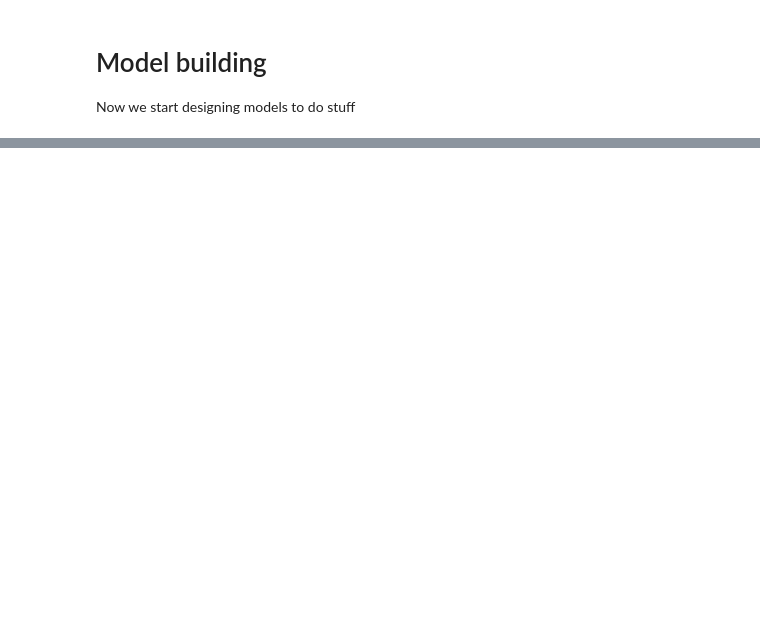
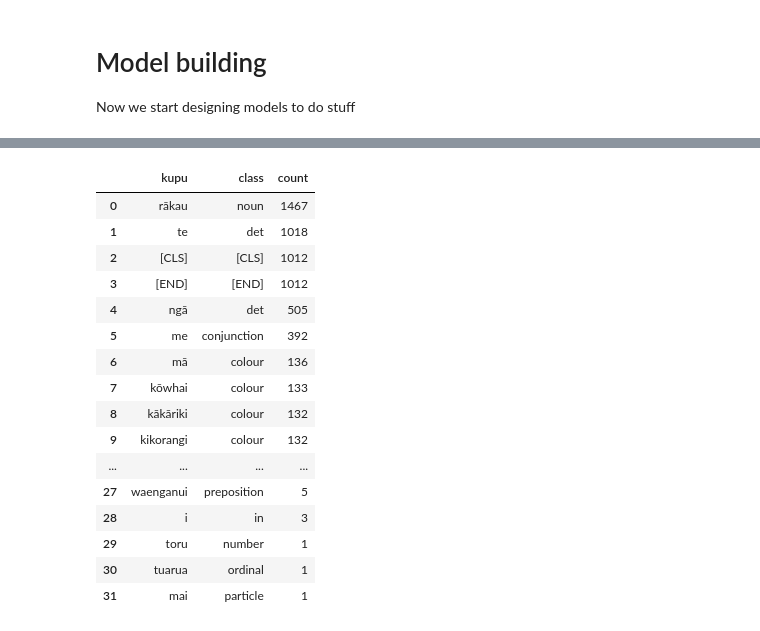
Before and after one commit to mathematiguy/horopakitanga, a Jupyter notebook: notebooks/04-model-building.ipynb, the cells around one changed output, grey strips where cells are left out. Drawn from its saved outputs; the diff is of its cells as text; code cells hidden in the pictures; blank space fills up the shorter version.

```diff
--- a/notebooks/04-model-building.ipynb
+++ b/notebooks/04-model-building.ipynb
@@ -214,0 +74,51 @@ Epoch 100/100, Batch 0, Loss: 1.9081225395202637
+# %%
+rākau_data['tokens'] = rākau_data.description.apply(lambda x: ' '.join(['[CLS]', x, '[END]']))
+vocab_data = rākau_data.tokens.str.split().explode().value_counts().to_frame().reset_index()
+
+vocab_type_dict = {
+    'colour': ['mā', 'kōwhai', 'kikorangi', 'kākāriki', 'pango', 'māwhero', 'whero', 'parauri'],
+    'det': ['te', 'ngā'],
+    'conjunction': ['me'],
+    'noun': ['rākau'],
+    'size': ['iti', 'nui'],
+    'except': ['hāunga'],
+    'locative': ['kei'],
+    'position': ['taha'],
+    'side': ['mauī', 'matau'],
+    'number': ['rua', 'toru'],
+    'all': ['katoa'],
+    'furthest': ['tawhiti_rawa'],
+    'most': ['rawa'],
+    'to': ['ki'],
+    'in': ['i'],
+    'e': ['e'],
+    'preposition': ['waenganui'],
+    'particle': ['mai'],
+    'ordinal': ['tuarua'],
+    '[END]': ['[END]'],
+    '[CLS]': ['[CLS]']
+}
+
+word_to_type_dict = {word: typ for typ, words in vocab_type_dict.items() for word in words}
+
+vocab_data['class'] = vocab_data.tokens.apply(lambda x: word_to_type_dict[x] if x in word_to_type_dict else None)
+vocab_data = vocab_data.rename(columns={'tokens': 'kupu'})[['kupu', 'class', 'count']]
+vocab_data
+# %% [output]
+|  | kupu | class | count |
+| 0 | rākau | noun | 1467 |
+| 1 | te | det | 1018 |
+| 2 | [CLS] | [CLS] | 1012 |
+| 3 | [END] | [END] | 1012 |
+| 4 | ngā | det | 505 |
+| 5 | me | conjunction | 392 |
+| 6 | mā | colour | 136 |
+| 7 | kōwhai | colour | 133 |
+| 8 | kākāriki | colour | 132 |
+| 9 | kikorangi | colour | 132 |
+| ... | ... | ... | ... |
+| 27 | waenganui | preposition | 5 |
+| 28 | i | in | 3 |
+| 29 | toru | number | 1 |
+| 30 | tuarua | ordinal | 1 |
+| 31 | mai | particle | 1 |
```
Also changed, not shown: parts of 32 cells of this notebook, 14 other files.
